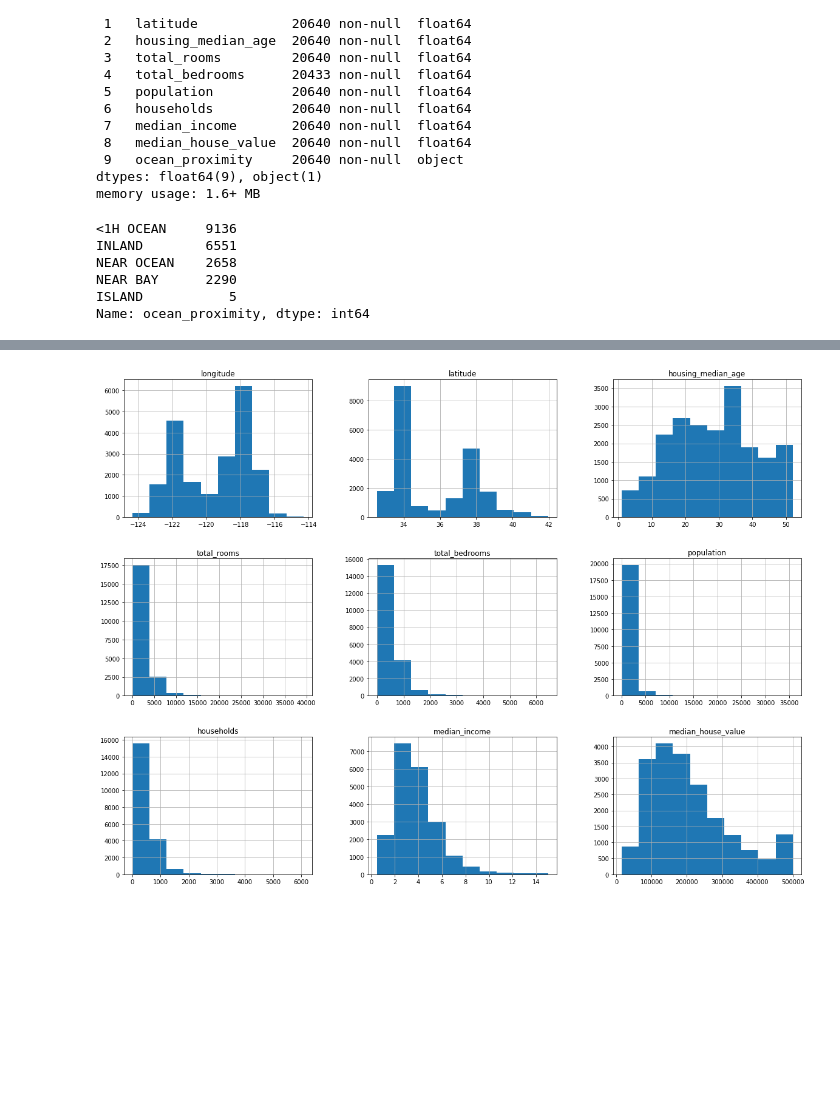
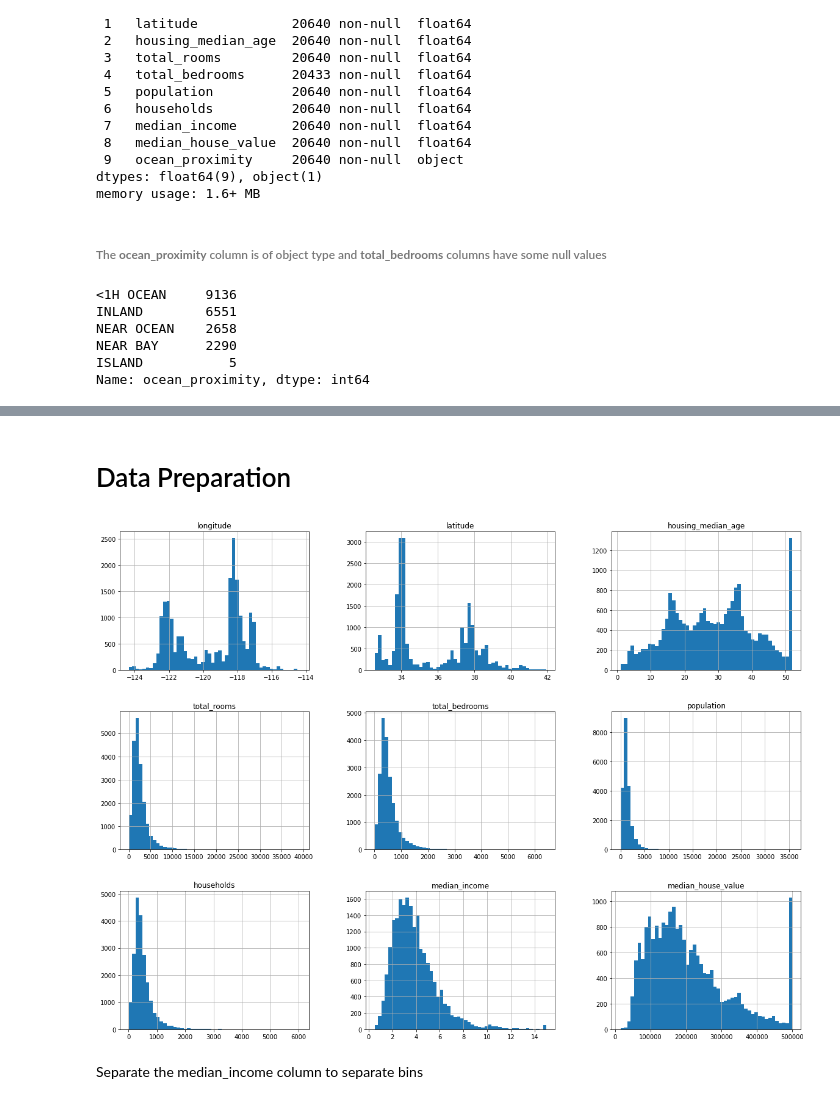
Before and after one commit to sharmas1ddharth/Housing-price-prediction, a Jupyter notebook: Notebooks/housing_price_prediction.ipynb, the cells around one changed output, grey strips where cells are left out. Saved outputs shown, nothing was run; the diff lists cells and outputs as text; code cells hidden in the pictures; blank space fills up the shorter version.

Commit message:
Exploratory data analysis started

```diff
--- a/Notebooks/housing_price_prediction.ipynb
+++ b/Notebooks/housing_price_prediction.ipynb
@@ -7,7 +32,7 @@ import numpy as np
 def load_data(path):
     return pd.read_csv(path)
 # %%
-path = 'data/raw/data.csv'
+path = '../data/raw/data.csv'
 data = load_data(path)
 data.head()
 # %% [output]
@@ -37,6 +66,8 @@ Data columns (total 10 columns):
  9   ocean_proximity     20640 non-null  object
 dtypes: float64(9), object(1)
 memory usage: 1.6+ MB
+# %% [markdown]
+###### The **ocean_proximity** column is of object type and **total_bedrooms** columns have some null values
 # %%
 data['ocean_proximity'].value_counts()
 # %% [output]
@@ -58,11 +89,15 @@ data.describe()
 | 50% | -118.490000 | 34.260000 | 29.000000 | 2127.000000 | 435.000000 | 1166.000000 | 409.000000 | ... |
 | 75% | -118.010000 | 37.710000 | 37.000000 | 3148.000000 | 647.000000 | 1725.000000 | 605.000000 | ... |
 | max | -114.310000 | 41.950000 | 52.000000 | 39320.000000 | 6445.000000 | 35682.000000 | 6082.000000 | ... |
+# %% [markdown]
+# Data Preparation
 # %%
-data.hist(figsize=(20, 15))
+data.hist(bins=50, figsize=(20, 15))
 plt.show();
 # %% [output]
-[figure, old version]
+[figure, new version]
+# %% [markdown]
+Separate the median_income column to separate bins
 # %%
 data['income_cat'] = pd.cut(data["median_income"],
                              bins=[0., 1., 3.0, 4.5, 6.0, np.inf],
```
Also changed, not shown: parts of 21 cells of this notebook, 6 other files.
